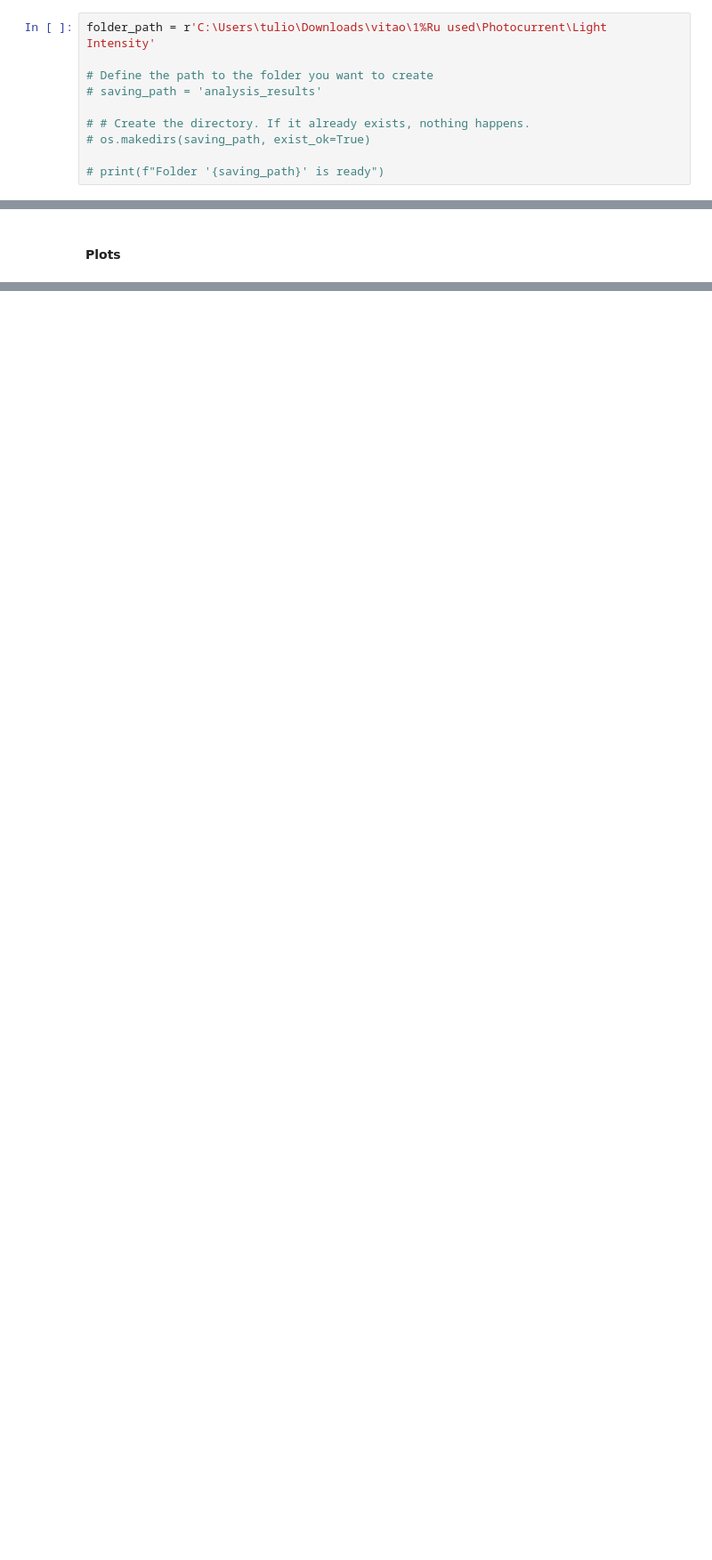
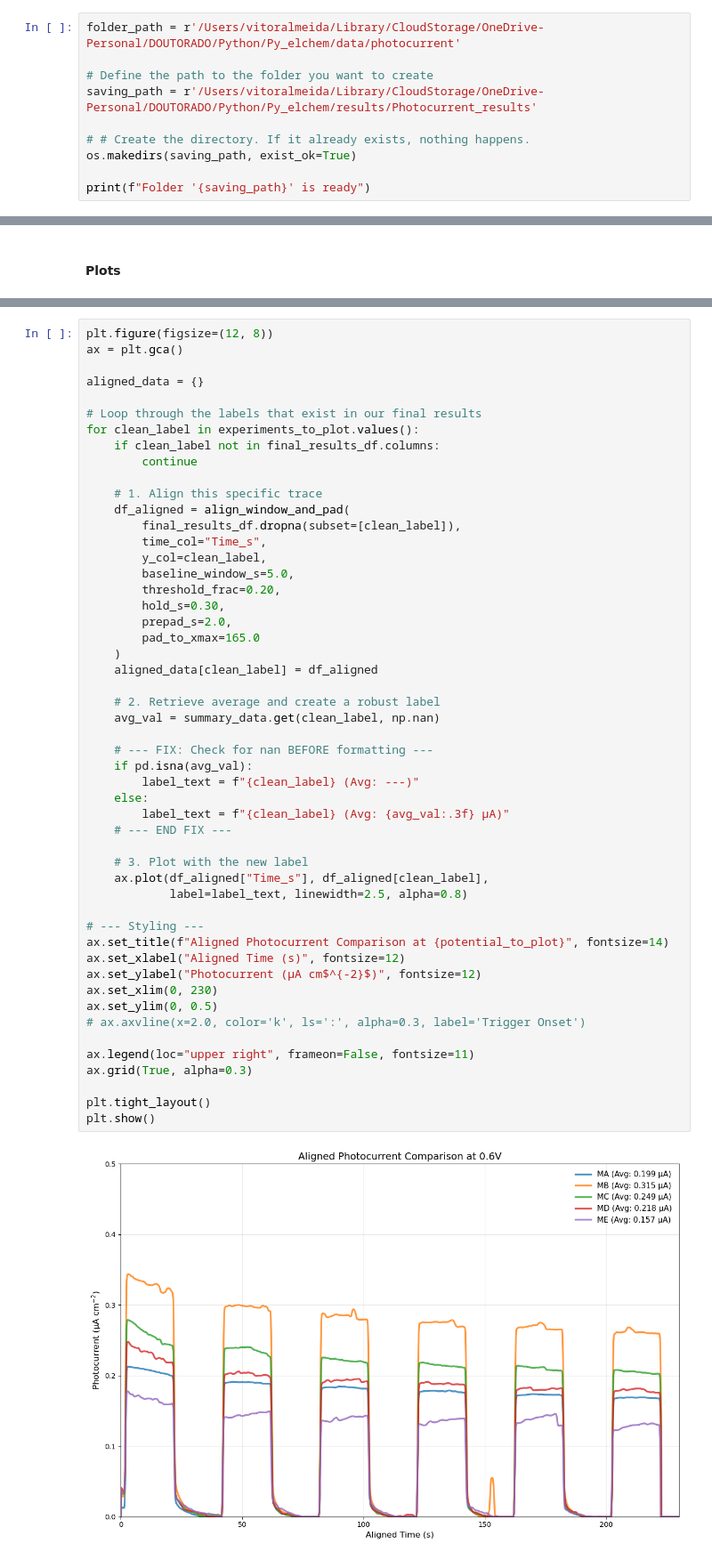
Before and after one commit to vtralmeida/Py_elchem, a Jupyter notebook: scripts/Photocurrent Analysis.ipynb, the cells around one changed output, grey strips where cells are left out. Shown: that part at 89% size. Saved outputs shown, nothing was run; the diff lists cells and outputs as text; blank space fills up the shorter version.

```diff
--- a/scripts/Photocurrent Analysis.ipynb
+++ b/scripts/Photocurrent Analysis.ipynb
@@ -15,12 +21,12 @@ from scipy.optimize import curve_fit
 # %% [markdown]
 #### Paths
 # %%
-folder_path = r'C:\Users\tulio\Downloads\vitao\1%Ru used\Photocurrent\Light Intensity'
+folder_path = r'/Users/vitoralmeida/Library/CloudStorage/OneDrive-Personal/DOUTORADO/Python/Py_elchem/data/photocurrent'
 
 # Define the path to the folder you want to create
-# saving_path = 'analysis_results'
+saving_path = r'/Users/vitoralmeida/Library/CloudStorage/OneDrive-Personal/DOUTORADO/Python/Py_elchem/results/Photocurrent_results'
 
 # # Create the directory. If it already exists, nothing happens.
-# os.makedirs(saving_path, exist_ok=True)
+os.makedirs(saving_path, exist_ok=True)
 
-# print(f"Folder '{saving_path}' is ready")
+print(f"Folder '{saving_path}' is ready")
@@ -573,0 +266,53 @@ power_sorted, power_np
+# %%
+plt.figure(figsize=(12, 8))
+ax = plt.gca()
+
+aligned_data = {}
+
+# Loop through the labels that exist in our final results
+for clean_label in experiments_to_plot.values():
+    if clean_label not in final_results_df.columns:
+        continue
+
+    # 1. Align this specific trace
+    df_aligned = align_window_and_pad(
+        final_results_df.dropna(subset=[clean_label]),
+        time_col="Time_s",
+        y_col=clean_label,
+        baseline_window_s=5.0,
+        threshold_frac=0.20,
+        hold_s=0.30,
+        prepad_s=2.0,
+        pad_to_xmax=165.0
+    )
+    aligned_data[clean_label] = df_aligned
+
+    # 2. Retrieve average and create a robust label
+    avg_val = summary_data.get(clean_label, np.nan)
+
+    # --- FIX: Check for nan BEFORE formatting ---
+    if pd.isna(avg_val):
+        label_text = f"{clean_label} (Avg: ---)"
+    else:
+        label_text = f"{clean_label} (Avg: {avg_val:.3f} µA)"
+    # --- END FIX ---
+
+    # 3. Plot with the new label
+    ax.plot(df_aligned["Time_s"], df_aligned[clean_label],
+            label=label_text, linewidth=2.5, alpha=0.8)
+
+# --- Styling ---
+ax.set_title(f"Aligned Photocurrent Comparison at {potential_to_plot}", fontsize=14)
+ax.set_xlabel("Aligned Time (s)", fontsize=12)
+ax.set_ylabel("Photocurrent (µA cm$^{-2}$)", fontsize=12)
+ax.set_xlim(0, 230)
+ax.set_ylim(0, 0.5)
+# ax.axvline(x=2.0, color='k', ls=':', alpha=0.3, label='Trigger Onset')
+
+ax.legend(loc="upper right", frameon=False, fontsize=11)
+ax.grid(True, alpha=0.3)
+
+plt.tight_layout()
+plt.show()
+# %% [output]
+[figure, added]
```
Also changed, not shown: parts of 16 cells of this notebook, 1 other file.
